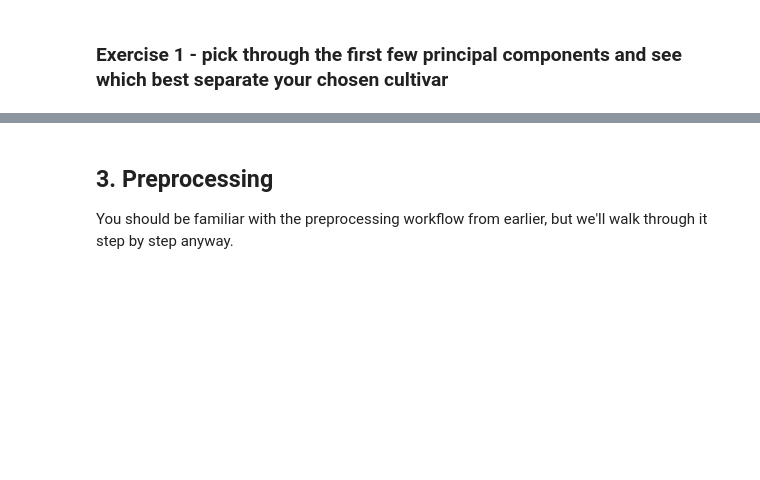
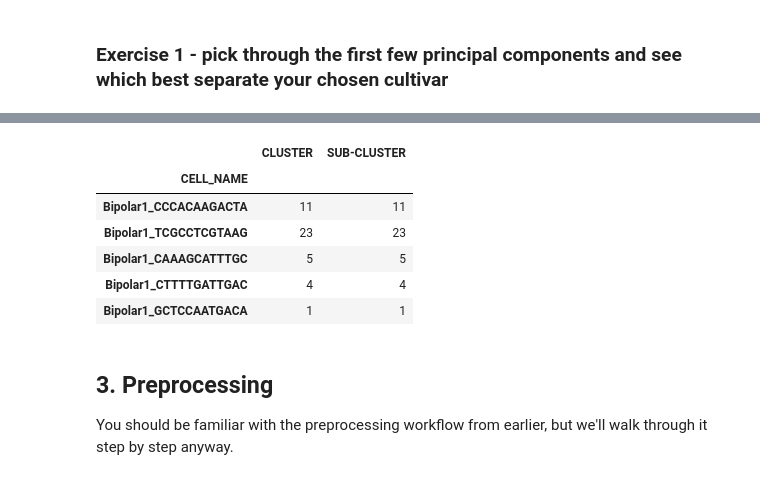
Before and after one commit to KrishnaswamyLab/SingleCellWorkshop, a Jupyter notebook: exercises/Dimensionality_Reduction/01_Principal_components_analysis.ipynb, the cells around one changed output, grey strips where cells are left out. Cells and saved outputs as stored; diff of their text form; code cells hidden in the pictures; blank space fills up the shorter version.

```diff
--- a/exercises/Dimensionality_Reduction/01_Principal_components_analysis.ipynb
+++ b/exercises/Dimensionality_Reduction/01_Principal_components_analysis.ipynb
@@ -127,3 +141,13 @@ clusters.head()
+# %%
+metadata.head()
+# %% [output]
+|  | CLUSTER | SUB-CLUSTER |
+| CELL_NAME |  |  |
+| Bipolar1_CCCACAAGACTA | 11 | 11 |
+| Bipolar1_TCGCCTCGTAAG | 23 | 23 |
+| Bipolar1_CAAAGCATTTGC | 5 | 5 |
+| Bipolar1_CTTTTGATTGAC | 4 | 4 |
+| Bipolar1_GCTCCAATGACA | 1 | 1 |
 # %%
 data.shape
 # %% [markdown]
```
Also changed, not shown: parts of 24 cells of this notebook, 26 other files.
